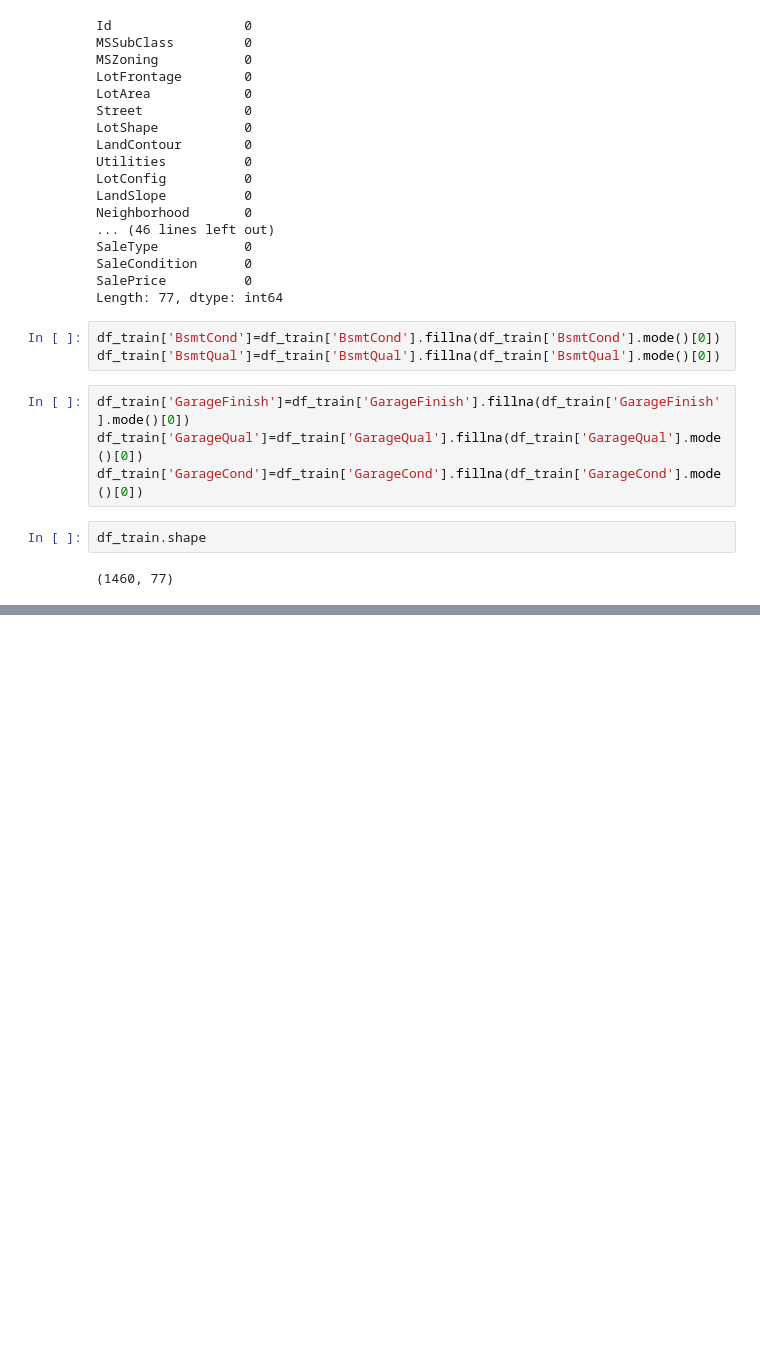
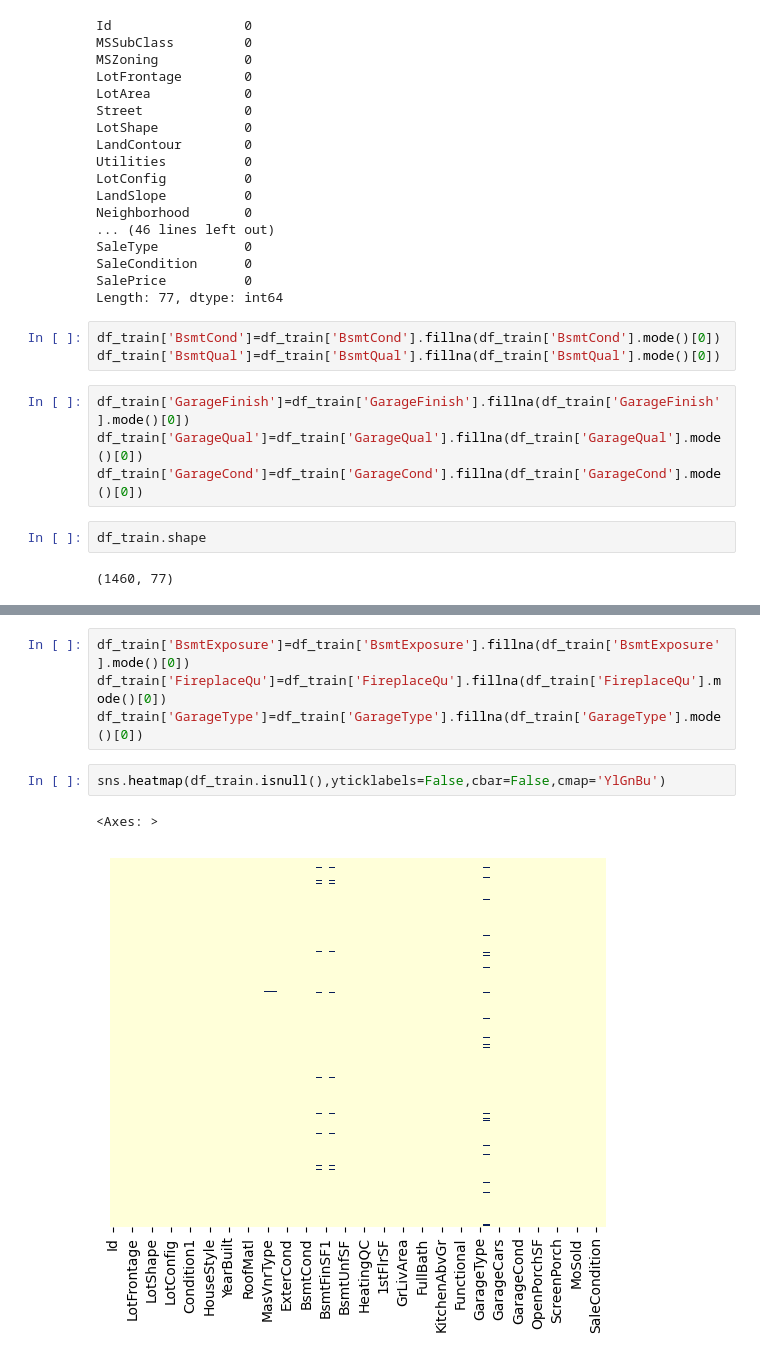
Before and after one commit to pranathadoddy/house-price-prediction, a Jupyter notebook: House_Prediction.ipynb, the cells around one changed output, grey strips where cells are left out. Cells and saved outputs as stored; diff of their text form; blank space fills up the shorter version.

```diff
--- a/House_Prediction.ipynb
+++ b/House_Prediction.ipynb
@@ -124,0 +132,9 @@ df_train.shape
+# %%
+df_train['BsmtExposure']=df_train['BsmtExposure'].fillna(df_train['BsmtExposure'].mode()[0])
+df_train['FireplaceQu']=df_train['FireplaceQu'].fillna(df_train['FireplaceQu'].mode()[0])
+df_train['GarageType']=df_train['GarageType'].fillna(df_train['GarageType'].mode()[0])
+# %%
+sns.heatmap(df_train.isnull(),yticklabels=False,cbar=False,cmap='YlGnBu')
+# %% [output]
+<Axes: >
+[figure, added]
```
Also changed, not shown: parts of 6 cells of this notebook.
